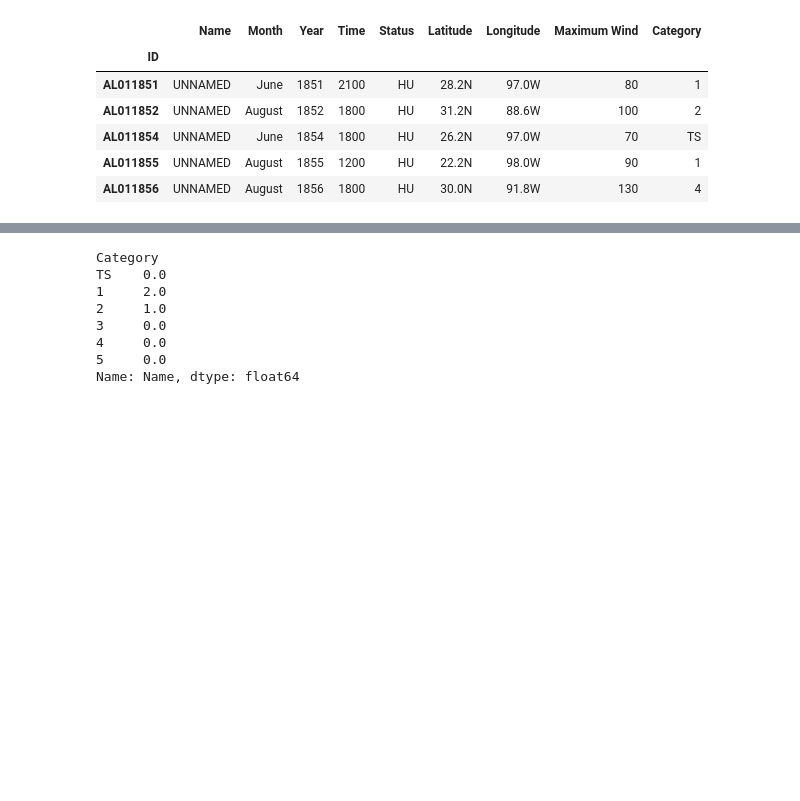
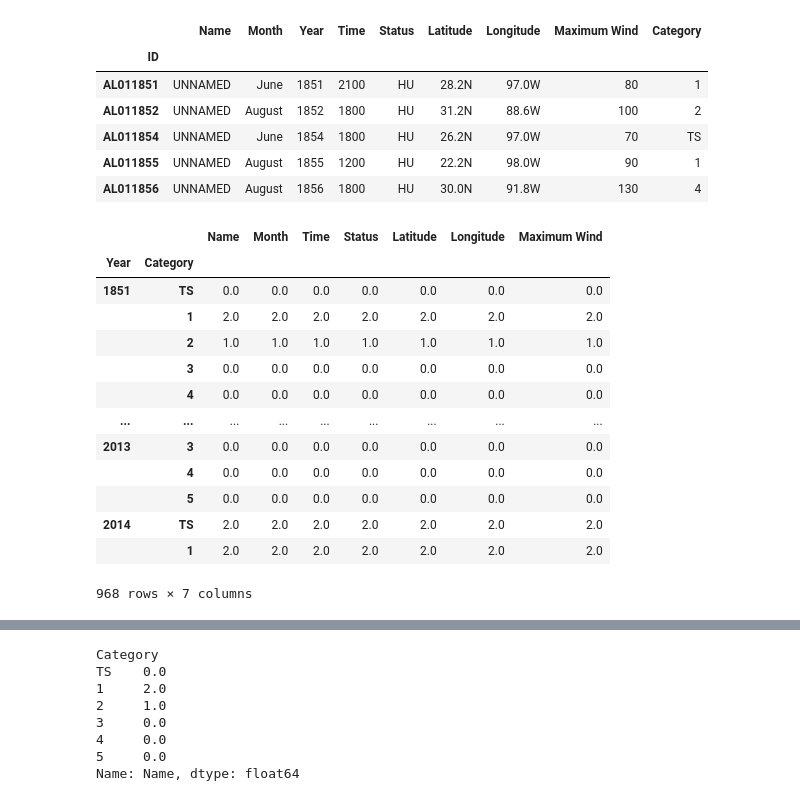
Before and after one commit to henryle-n/Hurricane-History-Analysis, a Jupyter notebook: HLe_Work.ipynb, the cells around one changed output, grey strips where cells are left out. Drawn from its saved outputs; the diff is of its cells as text; code cells hidden in the pictures; blank space fills up the shorter version.

```diff
--- a/HLe_Work.ipynb
+++ b/HLe_Work.ipynb
@@ -82,3 +78,19 @@ HU_df_by_ID_maxWind.head()
 # %%
 HU_yearly = HU_df_by_ID_maxWind.groupby(['Year', 'Category']).count()
 HU_yearly = HU_yearly.replace(np.NaN, 0)
+HU_yearly.head(-10)
+# %% [output]
+|  |  | Name | Month | Time | Status | Latitude | Longitude | Maximum Wind |
+| Year | Category |  |  |  |  |  |  |  |
+| 1851 | TS | 0.0 | 0.0 | 0.0 | 0.0 | 0.0 | 0.0 | 0.0 |
+|  | 1 | 2.0 | 2.0 | 2.0 | 2.0 | 2.0 | 2.0 | 2.0 |
+|  | 2 | 1.0 | 1.0 | 1.0 | 1.0 | 1.0 | 1.0 | 1.0 |
+|  | 3 | 0.0 | 0.0 | 0.0 | 0.0 | 0.0 | 0.0 | 0.0 |
+|  | 4 | 0.0 | 0.0 | 0.0 | 0.0 | 0.0 | 0.0 | 0.0 |
+| ... | ... | ... | ... | ... | ... | ... | ... | ... |
+| 2013 | 3 | 0.0 | 0.0 | 0.0 | 0.0 | 0.0 | 0.0 | 0.0 |
+|  | 4 | 0.0 | 0.0 | 0.0 | 0.0 | 0.0 | 0.0 | 0.0 |
+|  | 5 | 0.0 | 0.0 | 0.0 | 0.0 | 0.0 | 0.0 | 0.0 |
+| 2014 | TS | 2.0 | 2.0 | 2.0 | 2.0 | 2.0 | 2.0 | 2.0 |
+|  | 1 | 2.0 | 2.0 | 2.0 | 2.0 | 2.0 | 2.0 | 2.0 |
+968 rows × 7 columns
```
Also changed, not shown: parts of 10 cells of this notebook, 2 other files.
